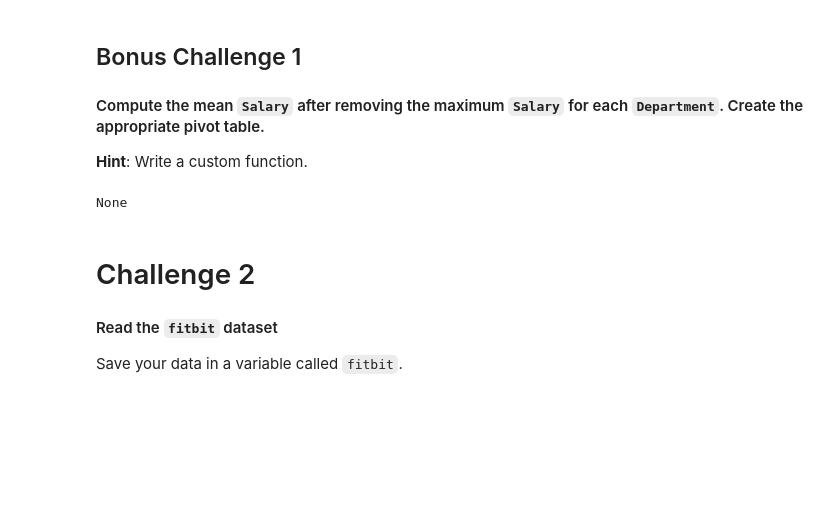
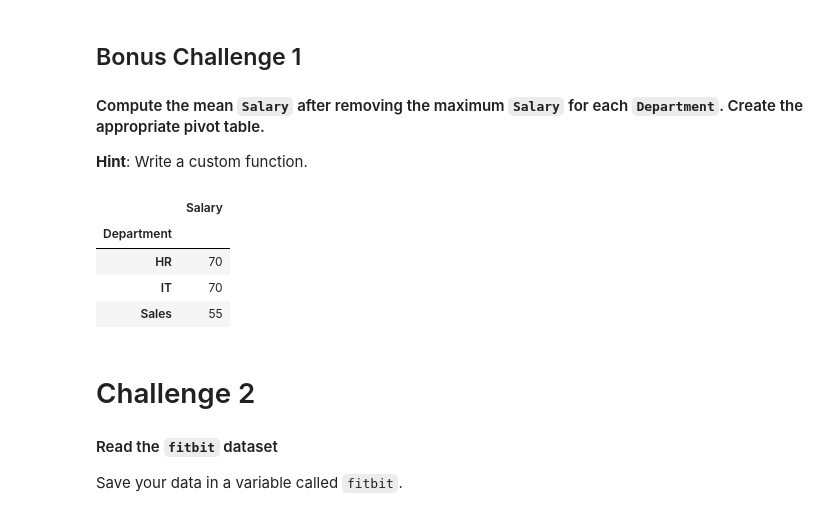
Before and after one commit to JonathonClegg/DAFT_0116, a Jupyter notebook: module_2/Lab_5_ Pivot-Tables-and-Crosstab/pivots.ipynb, the cells around one changed output. Cells and saved outputs as stored; diff of their text form; code cells hidden in the pictures; blank space fills up the shorter version.

```diff
--- a/module_2/Lab_5_ Pivot-Tables-and-Crosstab/pivots.ipynb
+++ b/module_2/Lab_5_ Pivot-Tables-and-Crosstab/pivots.ipynb
@@ -150,14 +160,15 @@ employees.pivot_table(index=["Department", "Title"], values=["Salary", "Years"],
 
 #### Compute the mean `Salary` after removing the maximum `Salary` for each `Department`. Create the appropriate pivot table.
 **Hint**: Write a custom function.
-# %%
-# your code here
-def remove_max(x):
-    x.loc[x['Salary']!=x['Salary'].max()]
-
-print(remove_max(employees)
-# %% [output]
-None
+# %%
+# your code here
+employees.pivot_table(index=["Department"], values=["Salary"], aggfunc='max', fill_value=0).round(0)
+# %% [output]
+|  | Salary |
+| Department |  |
+| HR | 70 |
+| IT | 70 |
+| Sales | 55 |
 # %% [markdown]
 # Challenge 2
 
```
Also changed, not shown: parts of 1 cell of this notebook, 1 other file.
